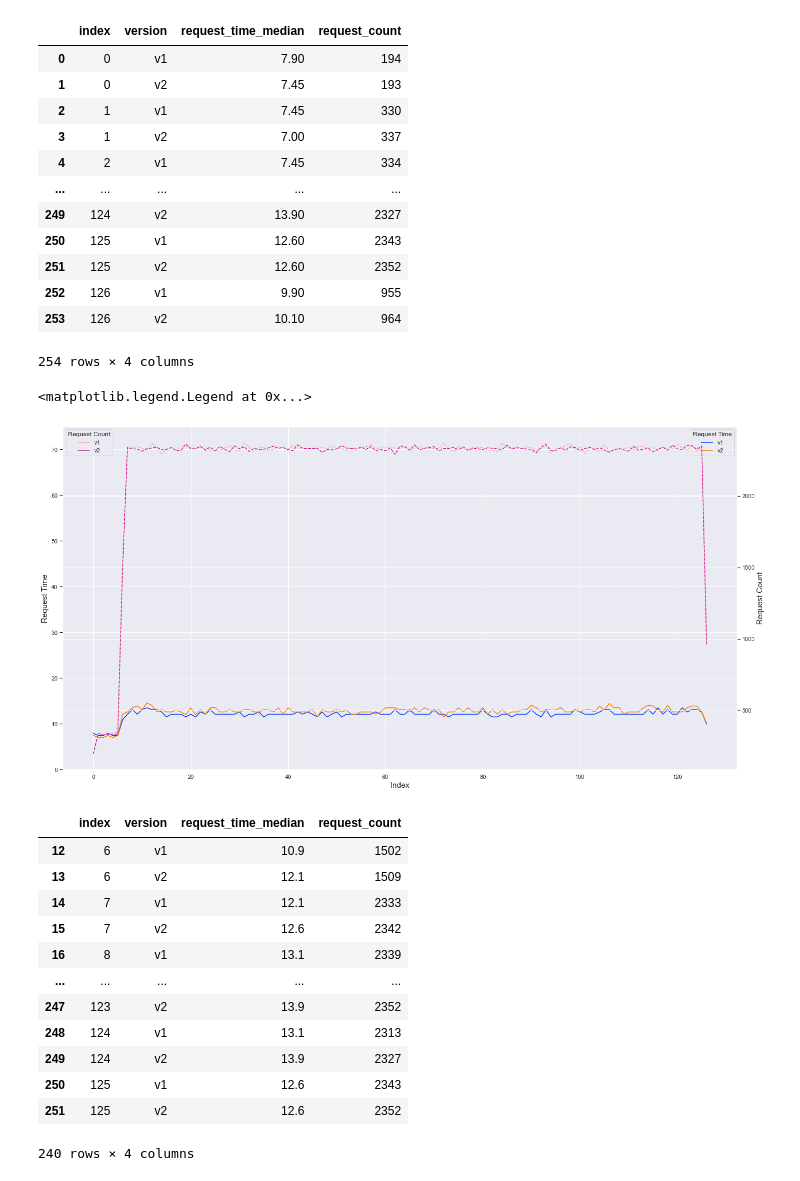
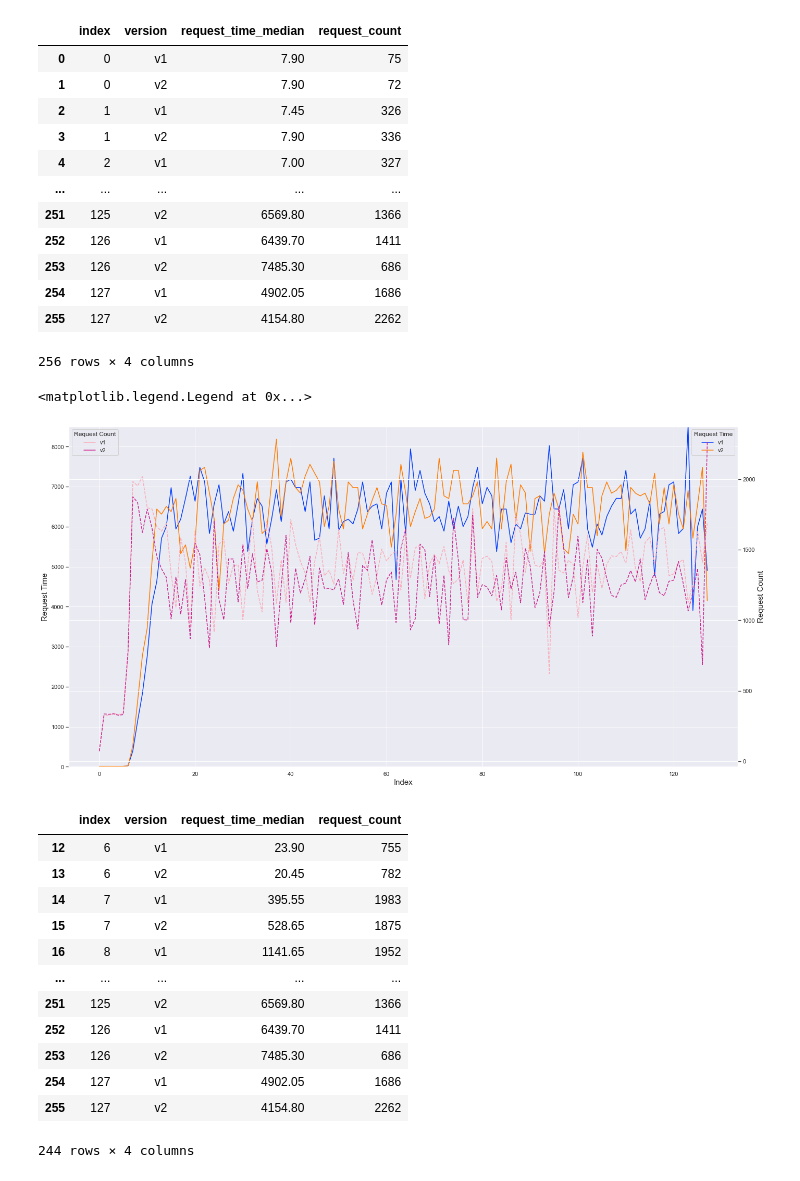
Before and after one commit to njapke/cloud-benchmark-conductor, a Jupyter notebook: analysis/bootstraping-app.ipynb, the cells around one changed output. Cells and saved outputs as stored; diff of their text form; code cells hidden in the pictures.

```diff
--- a/analysis/bootstraping-app.ipynb
+++ b/analysis/bootstraping-app.ipynb
@@ -7,10 +7,11 @@ from numpy.random import default_rng
 rng = default_rng()
 # %%
 # df = pd.read_csv("../results/fbs/ab-main-main-2022-08-26T11:51:31+02:00/combined-results.csv")
-#df = pd.read_csv("../results/fbs/ab-main-main-2022-08-26T12:54:59+02:00/combined-results.csv")
-df = pd.read_csv("../results/fbs/ab-main-main-2022-08-26T17:21:30+02:00/combined-results.csv")
+# df = pd.read_csv("../results/fbs/ab-main-main-2022-08-26T12:54:59+02:00/combined-results.csv")
+#df = pd.read_csv("../results/fbs/ab-main-main-2022-08-26T17:21:30+02:00/combined-results.csv")
 #df = pd.read_csv("../results/fbs/ab-main-perf-issue-request-id-2022-08-26T10:31:36+02:00/combined-results.csv")
 #df = pd.read_csv("../results/fbs/ab-main-perf-issue-clean-path-2022-08-26T13:17:48+02:00/combined-results.csv")
+df = pd.read_csv("../results/fbs/ab-main-perf-issue-clean-path-2022-09-01T14:42:09+02:00/combined-results.csv")
 df["version_scenario"] = df["version"] + "_" + df["scenario"]
 df
 # %% [output]
@@ -32,52 +33,53 @@ df_grouped = df.groupby(['index', 'version']).agg({'request_time_median': 'media
 df_grouped
 # %% [output]
 |  | index | version | request_time_median | request_count |
-| 0 | 0 | v1 | 7.90 | 194 |
-| 1 | 0 | v2 | 7.45 | 193 |
-| 2 | 1 | v1 | 7.45 | 330 |
-| 3 | 1 | v2 | 7.00 | 337 |
-| 4 | 2 | v1 | 7.45 | 334 |
+| 0 | 0 | v1 | 7.90 | 75 |
+| 1 | 0 | v2 | 7.90 | 72 |
+| 2 | 1 | v1 | 7.45 | 326 |
+| 3 | 1 | v2 | 7.90 | 336 |
+| 4 | 2 | v1 | 7.00 | 327 |
 | ... | ... | ... | ... | ... |
-| 249 | 124 | v2 | 13.90 | 2327 |
-| 250 | 125 | v1 | 12.60 | 2343 |
-| 251 | 125 | v2 | 12.60 | 2352 |
-| 252 | 126 | v1 | 9.90 | 955 |
-| 253 | 126 | v2 | 10.10 | 964 |
+| 251 | 125 | v2 | 6569.80 | 1366 |
+| 252 | 126 | v1 | 6439.70 | 1411 |
+| 253 | 126 | v2 | 7485.30 | 686 |
+| 254 | 127 | v1 | 4902.05 | 1686 |
+| 255 | 127 | v2 | 4154.80 | 2262 |
-254 rows × 4 columns
+256 rows × 4 columns
 # %%
 
 paletteTime = sns.color_palette("bright", 2)
 paletteCount = sns.color_palette("RdPu", 2)
 
 sns.set(rc={'figure.figsize':(23,12)})
 g = sns.lineplot(data = df_grouped, x='index', y='request_time_median', hue='version', palette=paletteTime)
 g.set_xlabel("Index", fontsize = 15)
 g.set_ylabel("Request Time", fontsize = 15)
-g.set_ylim([0, 75])
+g.set_ylim([0, 8500])
 g.legend(title="Request Time")
 ax2 = g.twinx()
 ax2.set_ylabel("Request Count", fontsize = 15)
 #ax2.set_ylim([0, 2000])
 g2 = sns.lineplot(data = df_grouped, x='index', y='request_count', hue='version', ax=ax2, palette=paletteCount, linestyle="--")
 g2.legend(title="Request Count", loc = 'upper left')
 # %% [output]
 <matplotlib.legend.Legend at 0x...>
-[figure, old version]
+[figure, new version]
 # %%
-df_filtered = df_grouped[df_grouped['request_count'] > 1000]
+# use index
+df_filtered = df_grouped[df_grouped['request_count'] > 500]
 df_filtered
 # %% [output]
 |  | index | version | request_time_median | request_count |
-| 12 | 6 | v1 | 10.9 | 1502 |
-| 13 | 6 | v2 | 12.1 | 1509 |
-| 14 | 7 | v1 | 12.1 | 2333 |
-| 15 | 7 | v2 | 12.6 | 2342 |
-| 16 | 8 | v1 | 13.1 | 2339 |
+| 12 | 6 | v1 | 23.90 | 755 |
+| 13 | 6 | v2 | 20.45 | 782 |
+| 14 | 7 | v1 | 395.55 | 1983 |
+| 15 | 7 | v2 | 528.65 | 1875 |
+| 16 | 8 | v1 | 1141.65 | 1952 |
 | ... | ... | ... | ... | ... |
-| 247 | 123 | v2 | 13.9 | 2352 |
-| 248 | 124 | v1 | 13.1 | 2313 |
-| 249 | 124 | v2 | 13.9 | 2327 |
-| 250 | 125 | v1 | 12.6 | 2343 |
-| 251 | 125 | v2 | 12.6 | 2352 |
+| 251 | 125 | v2 | 6569.80 | 1366 |
+| 252 | 126 | v1 | 6439.70 | 1411 |
+| 253 | 126 | v2 | 7485.30 | 686 |
+| 254 | 127 | v1 | 4902.05 | 1686 |
+| 255 | 127 | v2 | 4154.80 | 2262 |
-240 rows × 4 columns
+244 rows × 4 columns
 # %%
```
Also changed, not shown: parts of 3 cells of this notebook.
